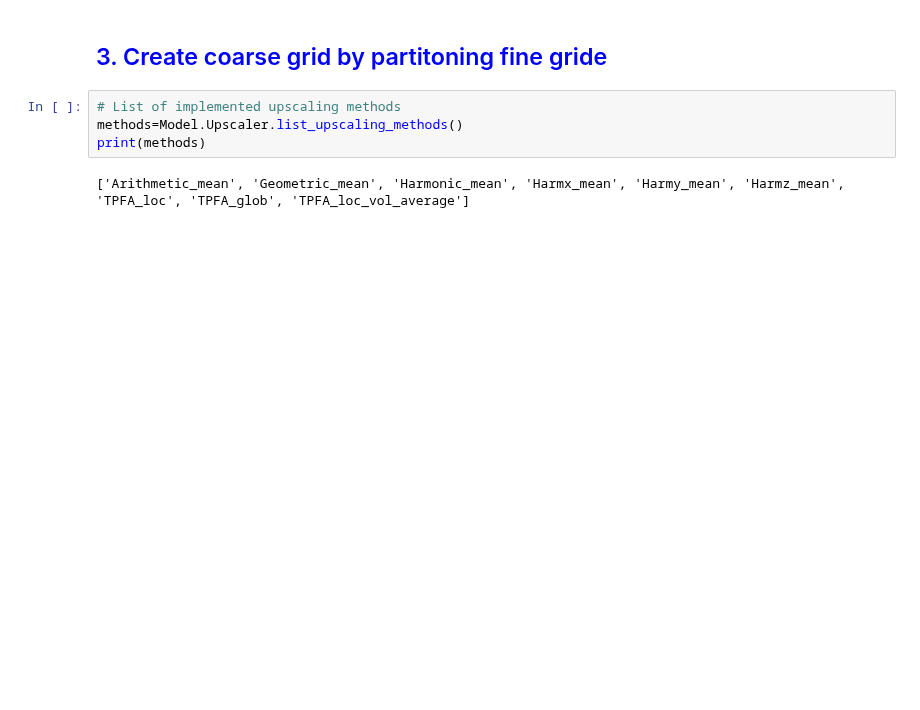
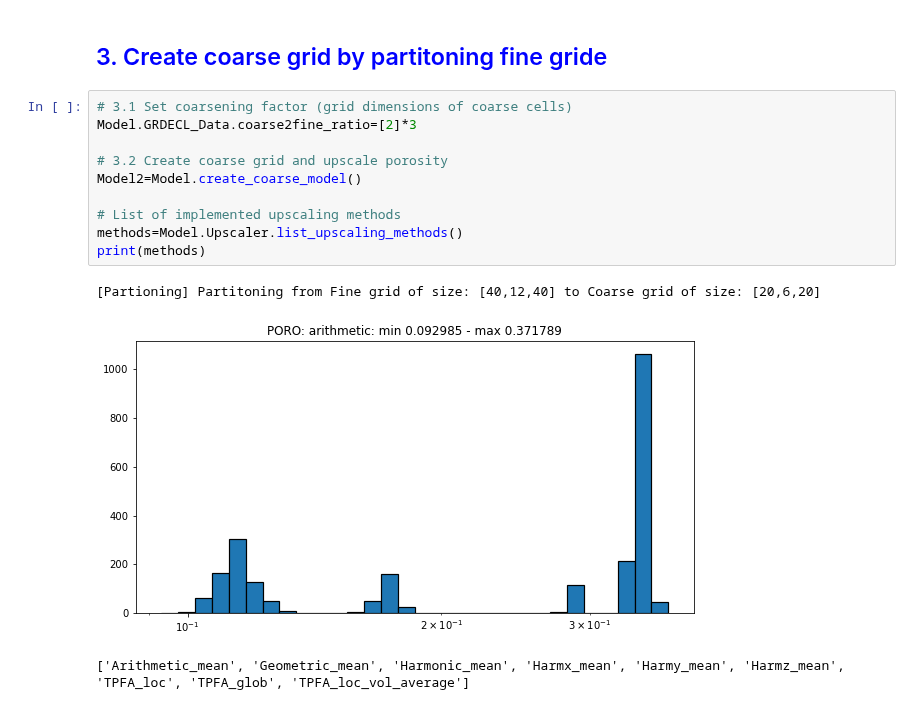
Before and after one commit to BinWang0213/PyGRDECL, a Jupyter notebook: Upscaling_Simplecrdecl.ipynb, the cells around one changed output. Saved outputs shown, nothing was run; the diff lists cells and outputs as text; blank space fills up the shorter version.

```diff
--- a/Upscaling_Simplecrdecl.ipynb
+++ b/Upscaling_Simplecrdecl.ipynb
@@ -68,8 +75,16 @@ for scalar in ["PORO","PERMX"]:
 # %% [markdown]
 ## <span style="color:blue"> 3. Create coarse grid by partitoning fine gride</span>
 # %%
+# 3.1 Set coarsening factor (grid dimensions of coarse cells)
+Model.GRDECL_Data.coarse2fine_ratio=[2]*3
+
+# 3.2 Create coarse grid and upscale porosity
+Model2=Model.create_coarse_model()
+
 # List of implemented upscaling methods
 methods=Model.Upscaler.list_upscaling_methods()
 print(methods)
 # %% [output]
-['Arithmetic_mean', 'Geometric_mean', 'Harmonic_mean', 'Harmx_mean', 'Harmy_mean', 'Harmz_mean', 'TPFA_loc', 'TPFA_glob', 'TPFA_loc_vol_average']
+[Partioning] Partitoning from Fine grid of size: [40,12,40] to Coarse grid of size: [20,6,20]
+[figure, added]
+['Arithmetic_mean', 'Geometric_mean', 'Harmonic_mean', 'Harmx_mean', 'Harmy_mean', 'Harmz_mean', 'TPFA_loc', 'TPFA_glob', 'TPFA_loc_vol_average']
```
Also changed, not shown: parts of 9 cells of this notebook, 3 other files.
